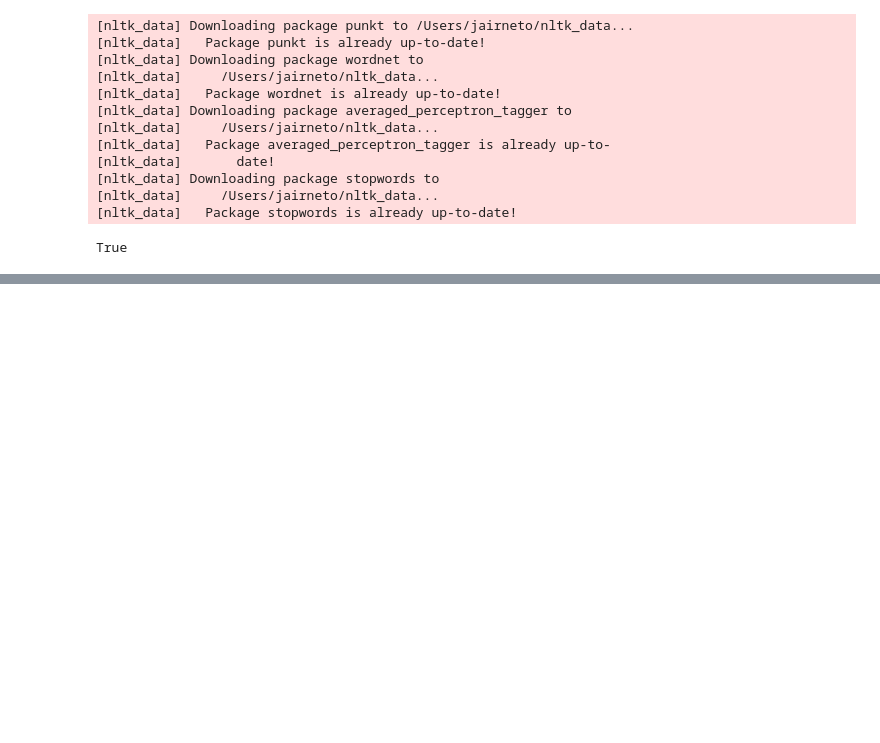
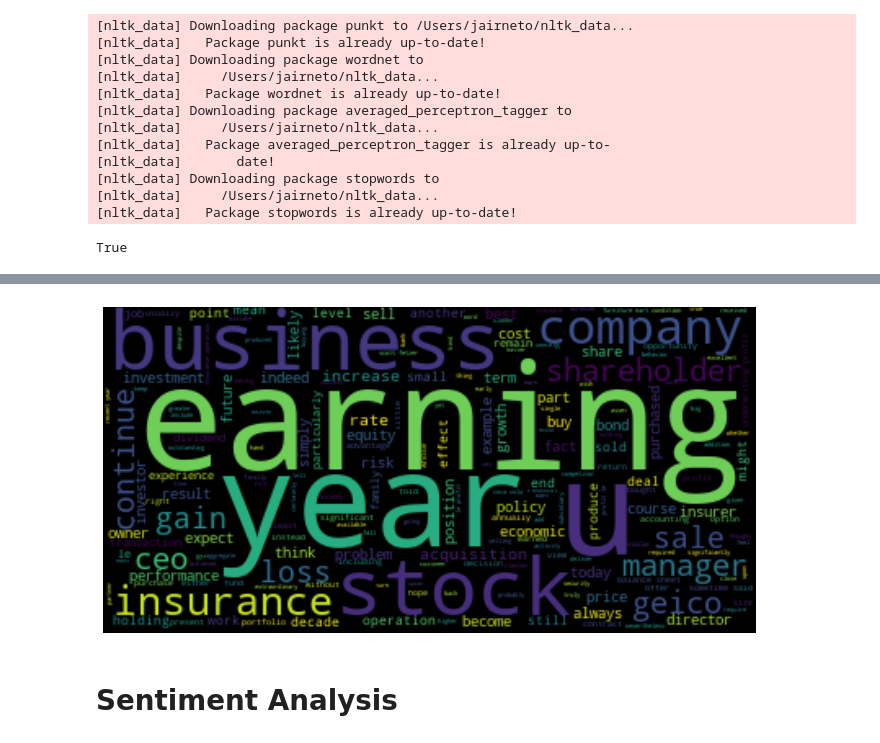
Before and after one commit to jairNeto/warren_buffet_letters, a Jupyter notebook: warren_buffet.ipynb, the cells around one changed output, grey strips where cells are left out. Saved outputs shown, nothing was run; the diff lists cells and outputs as text; code cells hidden in the pictures; blank space fills up the shorter version.

```diff
--- a/warren_buffet.ipynb
+++ b/warren_buffet.ipynb
@@ -279,0 +369,6 @@ Text(0.5, 33.0, 'Fiscal Period')
+# %%
+drawn_wordcloud(tokenized_corpus, 'wordcloud_complete.png')
+# %% [output]
+[figure, added]
+# %% [markdown]
+# Sentiment Analysis
```
Also changed, not shown: parts of 35 cells of this notebook, 1 other file.
